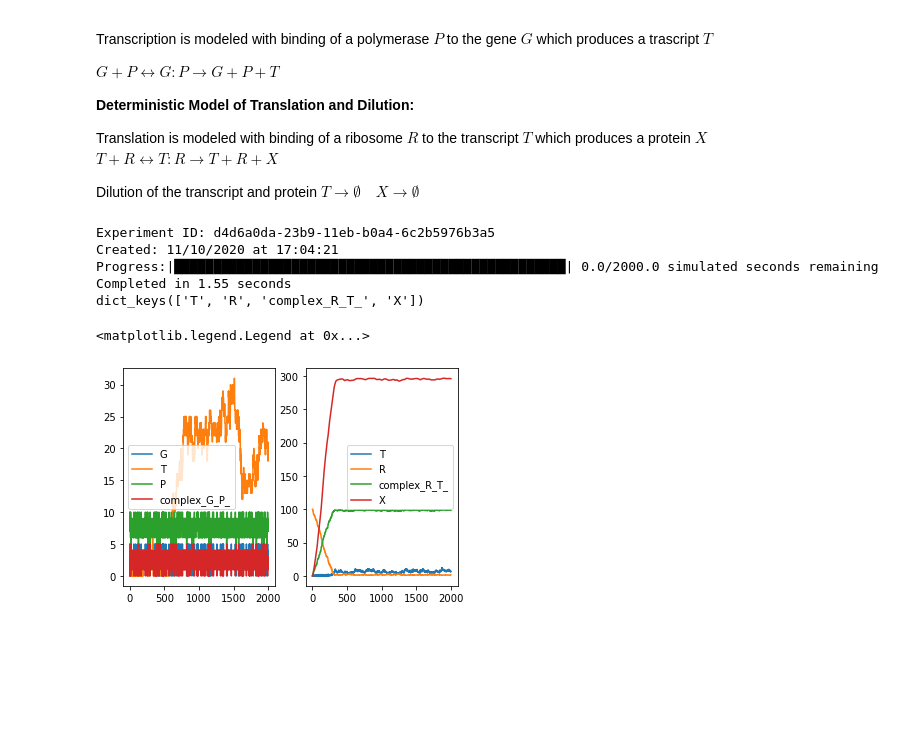
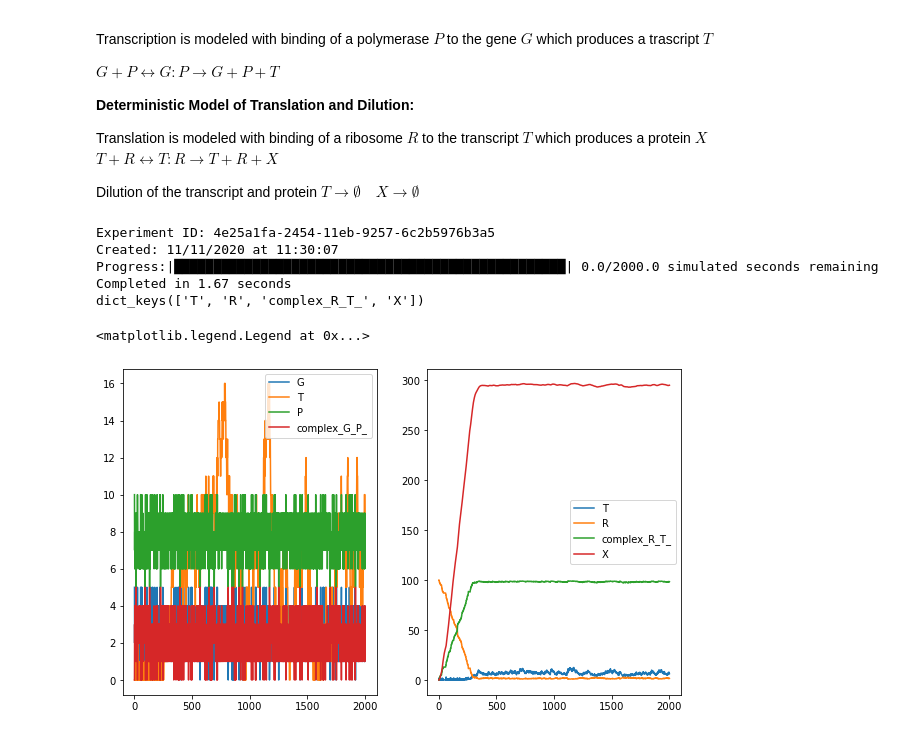
Before and after one commit to vivarium-collective/vivarium-bioscrape, a Jupyter notebook: Notebooks/BioscrapeConnector and OneWayMaps.ipynb, the cells around one changed output. Saved outputs shown, nothing was run; the diff lists cells and outputs as text; code cells hidden in the pictures; blank space fills up the shorter version.

```diff
--- a/Notebooks/BioscrapeConnector and OneWayMaps.ipynb
+++ b/Notebooks/BioscrapeConnector and OneWayMaps.ipynb
@@ -345,34 +345,35 @@ composite.add_model(name = "tl_dil", bioscrape_process = bsp2)
 composite.add_connection(source = "tx", target = "tl_dil", map_function = map_func_12)
 composite.add_connection(source = "tl_dil", target = "tx", map_function = map_func_21)
 
 #Get the initial state
 initial_state = composite.initial_state({
     "tx":{"G":5.0, "P":10},
     "tl_dil":{"R":100}})
 
 #Run a simulation
 sim_settings = {
         'total_time': 2000,
         'initial_state': initial_state
 }
 output = simulate_compartment_in_experiment(composite, sim_settings)
 
 #Plot results
+plt.figure(figsize = (10, 6))
 plt.subplot(121)
 for s in output['tx_species']:
     plt.plot(output['time'], output['tx_species'][s], label = s)
 plt.legend()
 
 plt.subplot(122)
 print(output['tl_dil_species'].keys())
 for s in output['tl_dil_species']:
     plt.plot(output['time'], output['tl_dil_species'][s], label = s)
 plt.legend()
 # %% [output]
-Experiment ID: d4d6a0da-23b9-11eb-b0a4-6c2b5976b3a5
-Created: 11/10/2020 at 17:04:21
+Experiment ID: 4e25a1fa-2454-11eb-9257-6c2b5976b3a5
+Created: 11/11/2020 at 11:30:07
 Progress:|██████████████████████████████████████████████████| 0.0/2000.0 simulated seconds remaining
-Completed in 1.55 seconds
+Completed in 1.67 seconds
 dict_keys(['T', 'R', 'complex_R_T_', 'X'])
 <matplotlib.legend.Legend at 0x...>
-[figure, old version]
+[figure, new version]
```
Also changed, not shown: parts of 3 cells of this notebook, 7 other files.
